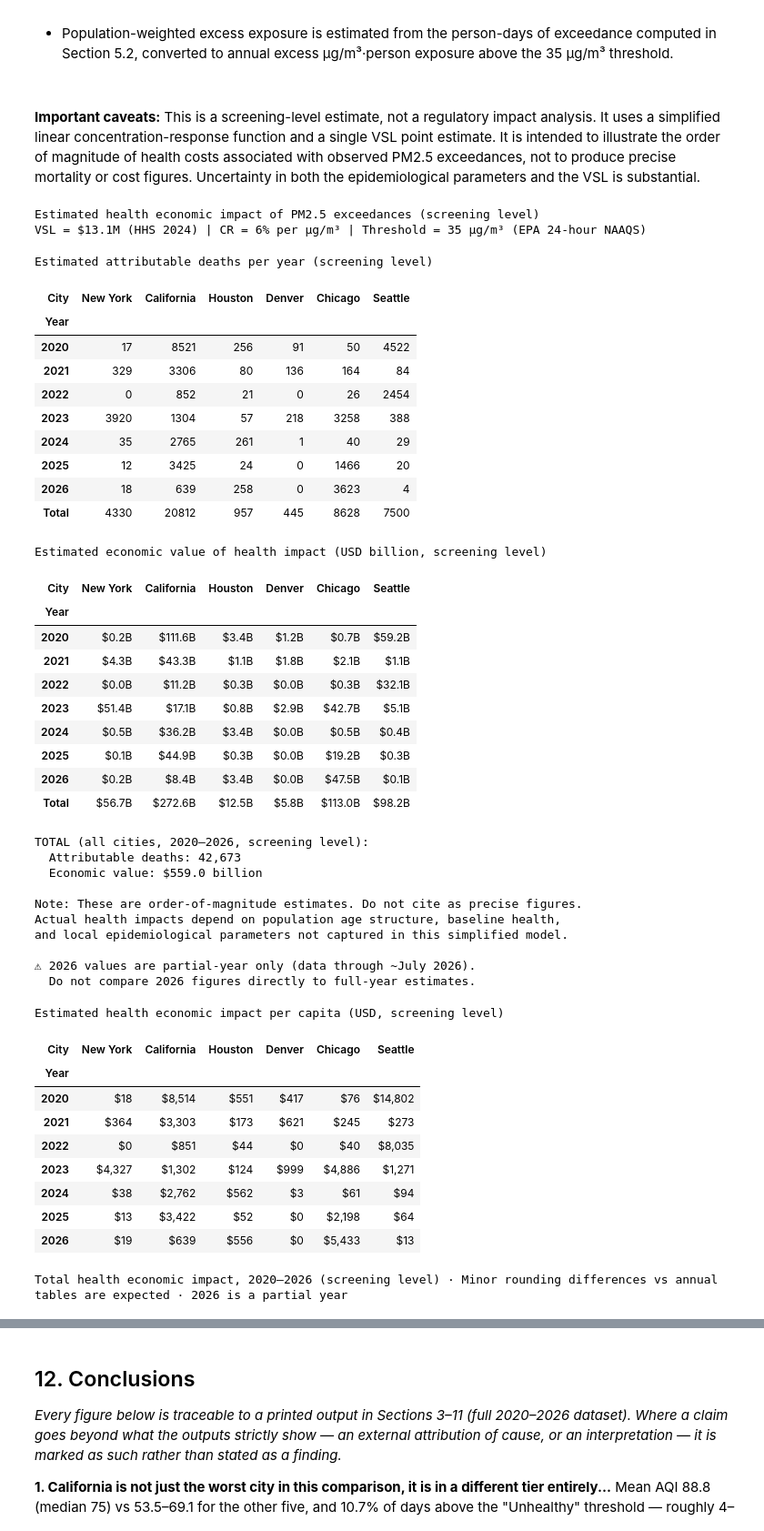
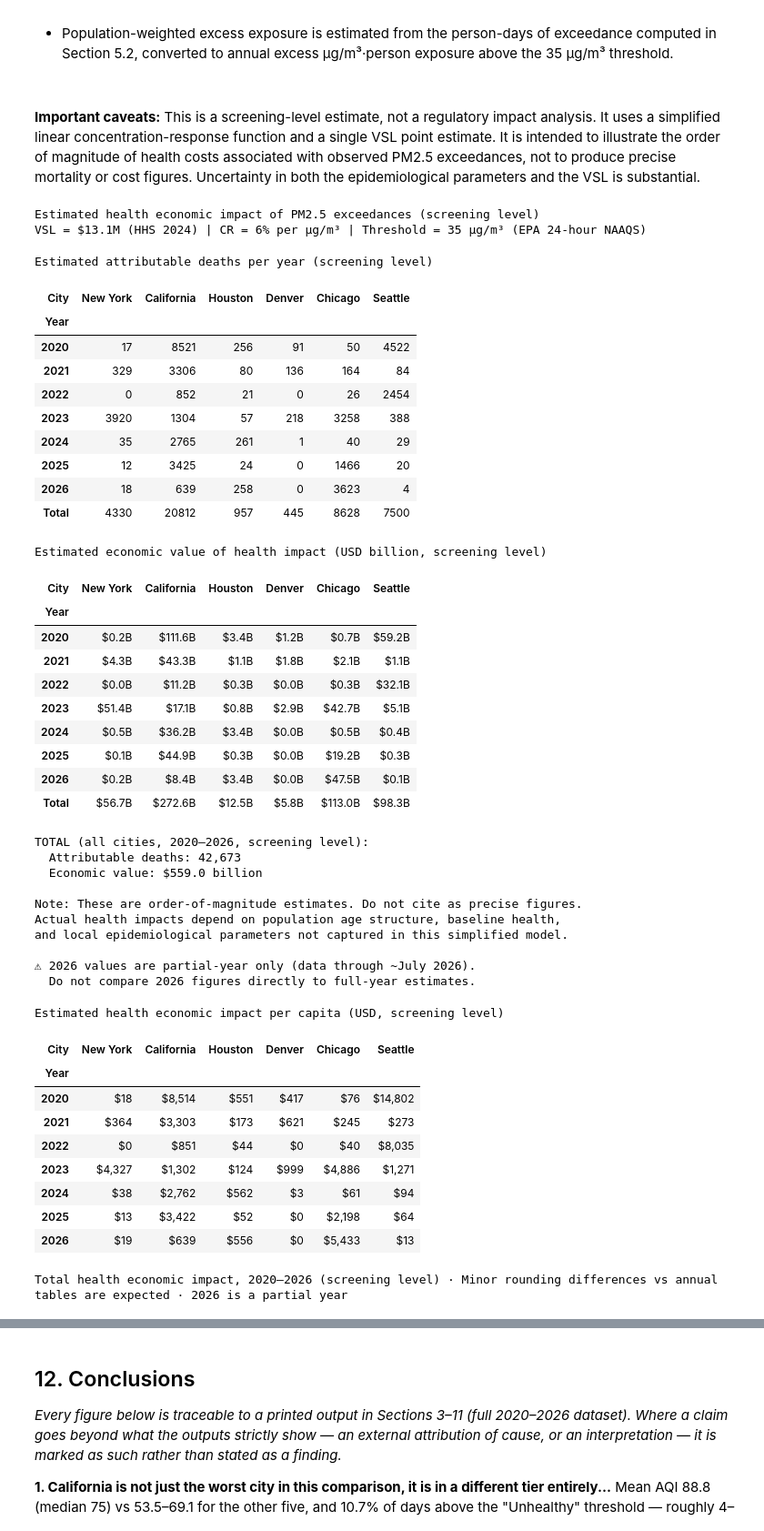
Before and after one commit to AlonsoSheila/air-quality-usa, a Jupyter notebook: air_quality_usa.ipynb, the cells around one changed output, grey strips where cells are left out. Shown at 91% size. Cells and saved outputs as stored; diff of their text form; code cells hidden in the pictures.

```diff
--- a/air_quality_usa.ipynb
+++ b/air_quality_usa.ipynb
@@ -1212,12 +1212,16 @@ display(pivot_deaths.style
 )
 
 # ── Economic value — styled table ─────────────────────────────────────────────
-pivot_econ = impact_summary.pivot(
-    index="year", columns="city", values="economic_value_bn"
-).fillna(0).round(2).reindex(columns=CITY_ORDER)
+# Use economic_value_usd (not pre-rounded economic_value_bn) to avoid
+# cumulative rounding errors that cause the Total row to differ from
+# the summary table by $0.1B
+pivot_econ_raw = impact_summary.pivot(
+    index="year", columns="city", values="economic_value_usd"
+).fillna(0).reindex(columns=CITY_ORDER) / 1e9
+pivot_econ = pivot_econ_raw.round(2)
+pivot_econ.loc["Total"] = pivot_econ_raw.sum().round(1)  # sum unrounded, then round once
 pivot_econ.columns.name = "City"
 pivot_econ.index.name = "Year"
-pivot_econ.loc["Total"] = pivot_econ.sum()
 display(pivot_econ.style
     .format("${:.1f}B")
     .background_gradient(cmap="YlOrRd", axis=None)
@@ -1259,12 +1263,16 @@ display(pivot_pc.style
 )
 
 # ── Total by city across all years ────────────────────────────────────────────
+
 total_by_city = (
     impact_summary.groupby("city")
     .agg(total_deaths=("attributable_deaths", "sum"),
-         total_econ_bn=("economic_value_bn", "sum"))
-    .reindex(CITY_ORDER).round({"total_deaths": 0, "total_econ_bn": 1})
+         total_econ_bn=("economic_value_usd", "sum"))
+    .reindex(CITY_ORDER)
 )
+total_by_city["total_econ_bn"] = (total_by_city["total_econ_bn"] / 1e9).round(1)
+total_by_city["total_deaths"] = total_by_city["total_deaths"].round(0).astype(int)
+
 total_by_city["total_deaths"] = total_by_city["total_deaths"].astype(int)
 total_by_city = total_by_city.merge(cbsa_pop, on="city", how="left")
 total_by_city["total_econ_per_capita"] = (
@@ -1284,73 +1292,34 @@ display(total_by_city[["total_deaths", "total_econ_bn", "total_econ_per_capita"]
 })
 .background_gradient(subset=["Cost per capita (USD)"], cmap="YlOrRd")
 .set_caption("Total health economic impact, 2020–2026 (screening level) · Minor rounding differences vs annual tables are expected · 2026 is a partial year")
 .set_table_styles([{"selector": "caption",
                     "props": [("font-size", "13px"), ("font-weight", "bold")]}])
 )
-
-# ── Bar chart: total economic impact by city and year ─────────────────────────
-fig, ax = plt.subplots(figsize=(11, 5))
-for city in CITY_ORDER:
-    city_data = impact_summary[impact_summary["city"] == city]
-    if len(city_data) and city_data["economic_value_bn"].sum() > 0:
-        ax.bar(
-            city_data["year"] + list(CITY_ORDER).index(city) * 0.12 - 0.3,
-            city_data["economic_value_bn"],
-            width=0.12,
-            label=city,
-            color=CITY_COLOR[city],
-            alpha=0.85
-        )
-ax.set_ylabel("Estimated health cost (USD billion, screening level)")
-ax.set_title("PM2.5 Exceedance Health Economic Impact by City, 2020–2026\n"
-             "(VSL $13.1M, HHS 2024 | CR 6%/µg/m³ | Threshold 35 µg/m³, 24-hour NAAQS)")
-ax.set_xlabel("Year")
-ax.legend(ncol=2)
-ax.set_xticks(list(range(2020, 2027)))
-plt.tight_layout()
-plt.show()
-
-
-fig2, ax2 = plt.subplots(figsize=(11, 5))
-for city in CITY_ORDER:
-    city_data = impact_percapita[impact_percapita["city"] == city]
-    if len(city_data) and city_data["econ_value_per_capita"].sum() > 0:
-        ax2.plot(city_data["year"], city_data["econ_value_per_capita"],
-                 marker="o", label=city, color=CITY_COLOR[city])
-ax2.set_ylabel("Estimated health cost per capita (USD, screening level)")
-ax2.set_title("PM2.5 Exceedance Health Economic Impact Per Capita by City, 2020–2026\n"
-              "(VSL $13.1M, HHS 2024 | CR 6%/µg/m³ | Threshold 35 µg/m³, 24-hour NAAQS)")
-ax2.set_xlabel("Year")
-ax2.set_xticks(list(range(2020, 2027)))
-ax2.legend()
-ax2.yaxis.set_major_formatter(plt.FuncFormatter(lambda x, _: f"${x:,.0f}"))
-plt.tight_layout()
-plt.show()
 # %% [output]
 Estimated health economic impact of PM2.5 exceedances (screening level)
 VSL = $13.1M (HHS 2024) | CR = 6% per µg/m³ | Threshold = 35 µg/m³ (EPA 24-hour NAAQS)
 Estimated attributable deaths per year (screening level)
 | City | New York | California | Houston | Denver | Chicago | Seattle |
 | Year |  |  |  |  |  |  |
 | 2020 | 17 | 8521 | 256 | 91 | 50 | 4522 |
 | 2021 | 329 | 3306 | 80 | 136 | 164 | 84 |
 | 2022 | 0 | 852 | 21 | 0 | 26 | 2454 |
 | 2023 | 3920 | 1304 | 57 | 218 | 3258 | 388 |
 | 2024 | 35 | 2765 | 261 | 1 | 40 | 29 |
 | 2025 | 12 | 3425 | 24 | 0 | 1466 | 20 |
 | 2026 | 18 | 639 | 258 | 0 | 3623 | 4 |
 | Total | 4330 | 20812 | 957 | 445 | 8628 | 7500 |
 Estimated economic value of health impact (USD billion, screening level)
 | City | New York | California | Houston | Denver | Chicago | Seattle |
 | Year |  |  |  |  |  |  |
 | 2020 | $0.2B | $111.6B | $3.4B | $1.2B | $0.7B | $59.2B |
 | 2021 | $4.3B | $43.3B | $1.1B | $1.8B | $2.1B | $1.1B |
 | 2022 | $0.0B | $11.2B | $0.3B | $0.0B | $0.3B | $32.1B |
 | 2023 | $51.4B | $17.1B | $0.8B | $2.9B | $42.7B | $5.1B |
 | 2024 | $0.5B | $36.2B | $3.4B | $0.0B | $0.5B | $0.4B |
 | 2025 | $0.1B | $44.9B | $0.3B | $0.0B | $19.2B | $0.3B |
 | 2026 | $0.2B | $8.4B | $3.4B | $0.0B | $47.5B | $0.1B |
-| Total | $56.7B | $272.6B | $12.5B | $5.8B | $113.0B | $98.2B |
+| Total | $56.7B | $272.6B | $12.5B | $5.8B | $113.0B | $98.3B |
 TOTAL (all cities, 2020–2026, screening level):
   Attributable deaths: 42,673
   Economic value: $559.0 billion
```
Also changed, not shown: parts of 2 cells of this notebook.
